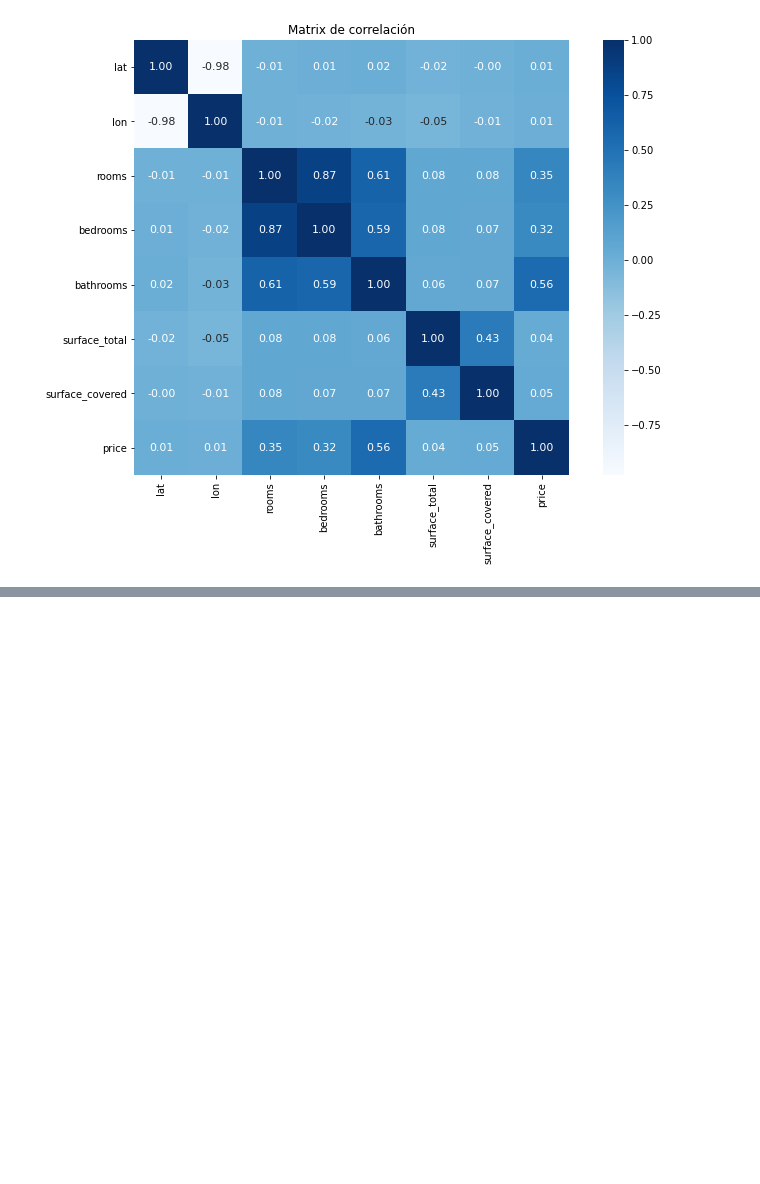
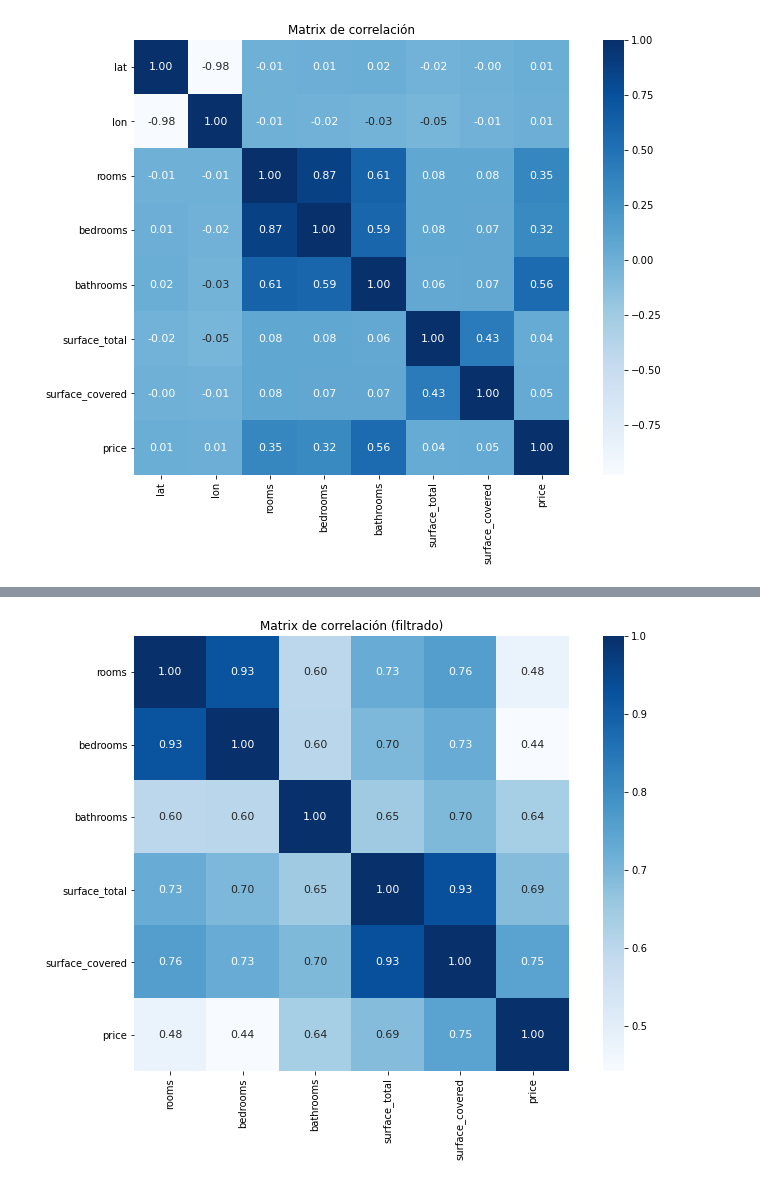
Before and after one commit to joaquinmenendez/Tasador, a Jupyter notebook: PyDay_Proyecto.ipynb, the cells around one changed output, grey strips where cells are left out. Drawn from its saved outputs; the diff is of its cells as text; code cells hidden in the pictures; blank space fills up the shorter version.

```diff
--- a/PyDay_Proyecto.ipynb
+++ b/PyDay_Proyecto.ipynb
@@ -446,0 +280,9 @@ model = {"modelo":knn_regressor,
+# %%
+# Correlación luego de filtrar
+corr = df.corr()
+plt.figure(figsize=(12,8))
+sns.heatmap(corr, cbar = True,  square = True, annot=True, fmt= '.2f',annot_kws={'size': 11}, cmap= 'Blues')
+plt.title('Matrix de correlación (filtrado)')
+plt.show()
+# %% [output]
+[figure, added]
```
Also changed, not shown: parts of 103 cells of this notebook, 1 other file.
